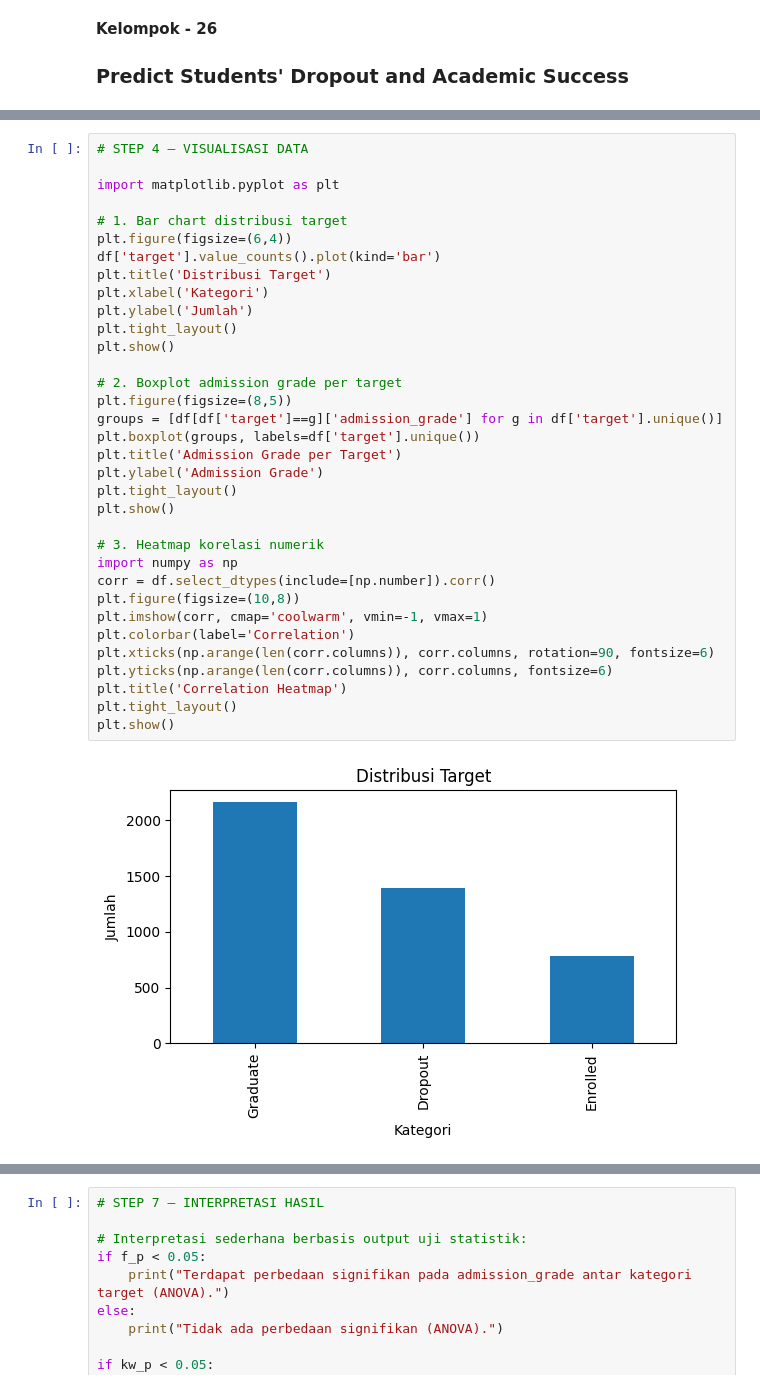
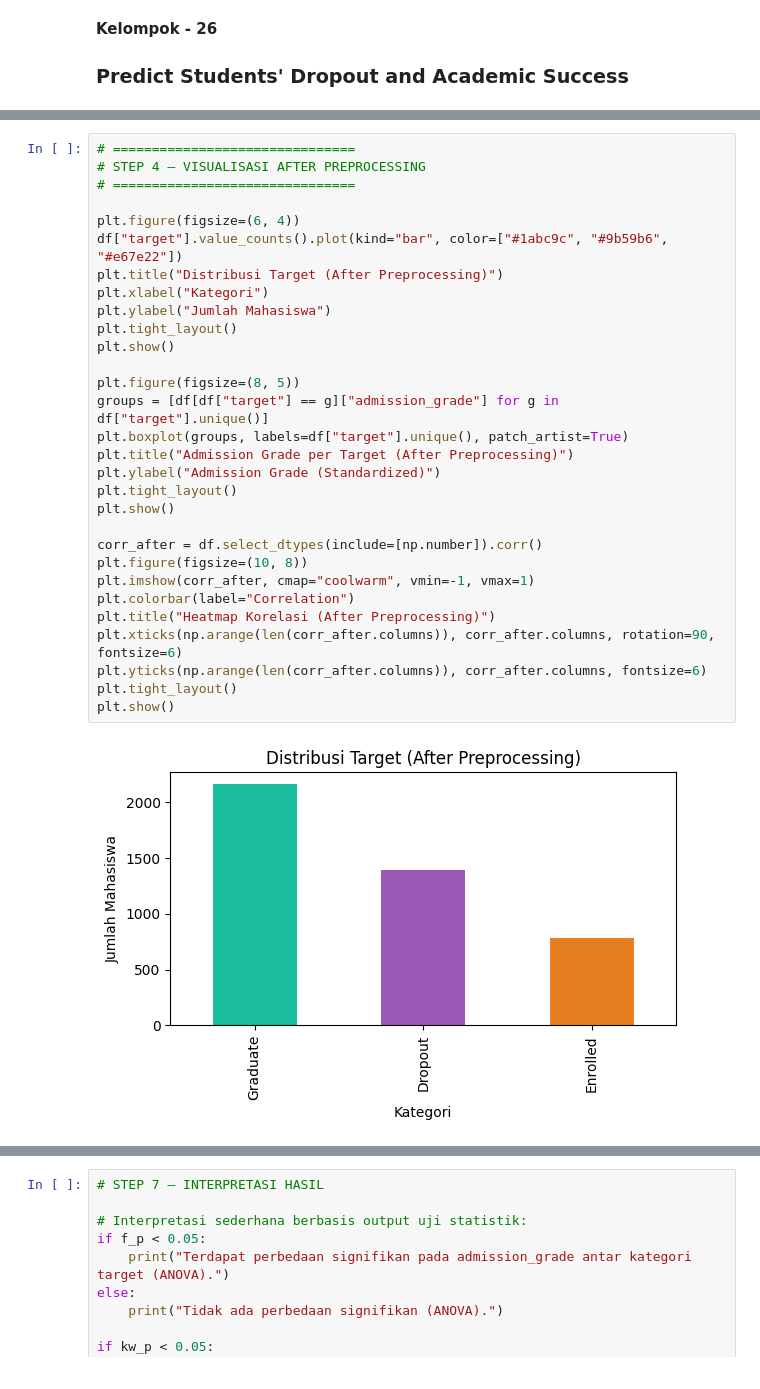
Before and after one commit to nielshn/UTS-Prak-41425078_41425079_41425080, a Jupyter notebook: UTS-Prak-41425078_41425079_41425080.ipynb, the cells around one changed output, grey strips where cells are left out. Cells and saved outputs as stored; diff of their text form.

```diff
--- a/UTS-Prak-41425078_41425079_41425080.ipynb
+++ b/UTS-Prak-41425078_41425079_41425080.ipynb
@@ -132,36 +122,32 @@ Kolom setelah preprocessing: ['marital_status', 'application_mode', 'application
 # %%
-# STEP 4 — VISUALISASI DATA
+# ===============================
+# STEP 4 — VISUALISASI AFTER PREPROCESSING
+# ===============================
 
-import matplotlib.pyplot as plt
-
-# 1. Bar chart distribusi target
-plt.figure(figsize=(6,4))
-df['target'].value_counts().plot(kind='bar')
-plt.title('Distribusi Target')
-plt.xlabel('Kategori')
-plt.ylabel('Jumlah')
+plt.figure(figsize=(6, 4))
+df["target"].value_counts().plot(kind="bar", color=["#1abc9c", "#9b59b6", "#e67e22"])
+plt.title("Distribusi Target (After Preprocessing)")
+plt.xlabel("Kategori")
+plt.ylabel("Jumlah Mahasiswa")
 plt.tight_layout()
 plt.show()
 
-# 2. Boxplot admission grade per target
-plt.figure(figsize=(8,5))
-groups = [df[df['target']==g]['admission_grade'] for g in df['target'].unique()]
-plt.boxplot(groups, labels=df['target'].unique())
-plt.title('Admission Grade per Target')
-plt.ylabel('Admission Grade')
+plt.figure(figsize=(8, 5))
+groups = [df[df["target"] == g]["admission_grade"] for g in df["target"].unique()]
+plt.boxplot(groups, labels=df["target"].unique(), patch_artist=True)
+plt.title("Admission Grade per Target (After Preprocessing)")
+plt.ylabel("Admission Grade (Standardized)")
 plt.tight_layout()
 plt.show()
 
-# 3. Heatmap korelasi numerik
-import numpy as np
-corr = df.select_dtypes(include=[np.number]).corr()
-plt.figure(figsize=(10,8))
-plt.imshow(corr, cmap='coolwarm', vmin=-1, vmax=1)
-plt.colorbar(label='Correlation')
-plt.xticks(np.arange(len(corr.columns)), corr.columns, rotation=90, fontsize=6)
-plt.yticks(np.arange(len(corr.columns)), corr.columns, fontsize=6)
-plt.title('Correlation Heatmap')
+corr_after = df.select_dtypes(include=[np.number]).corr()
+plt.figure(figsize=(10, 8))
+plt.imshow(corr_after, cmap="coolwarm", vmin=-1, vmax=1)
+plt.colorbar(label="Correlation")
+plt.title("Heatmap Korelasi (After Preprocessing)")
+plt.xticks(np.arange(len(corr_after.columns)), corr_after.columns, rotation=90, fontsize=6)
+plt.yticks(np.arange(len(corr_after.columns)), corr_after.columns, fontsize=6)
 plt.tight_layout()
 plt.show()
 # %% [output]
-[figure, old version]
+[figure, new version]
```
Also changed, not shown: parts of 8 cells of this notebook, 5 other files.
